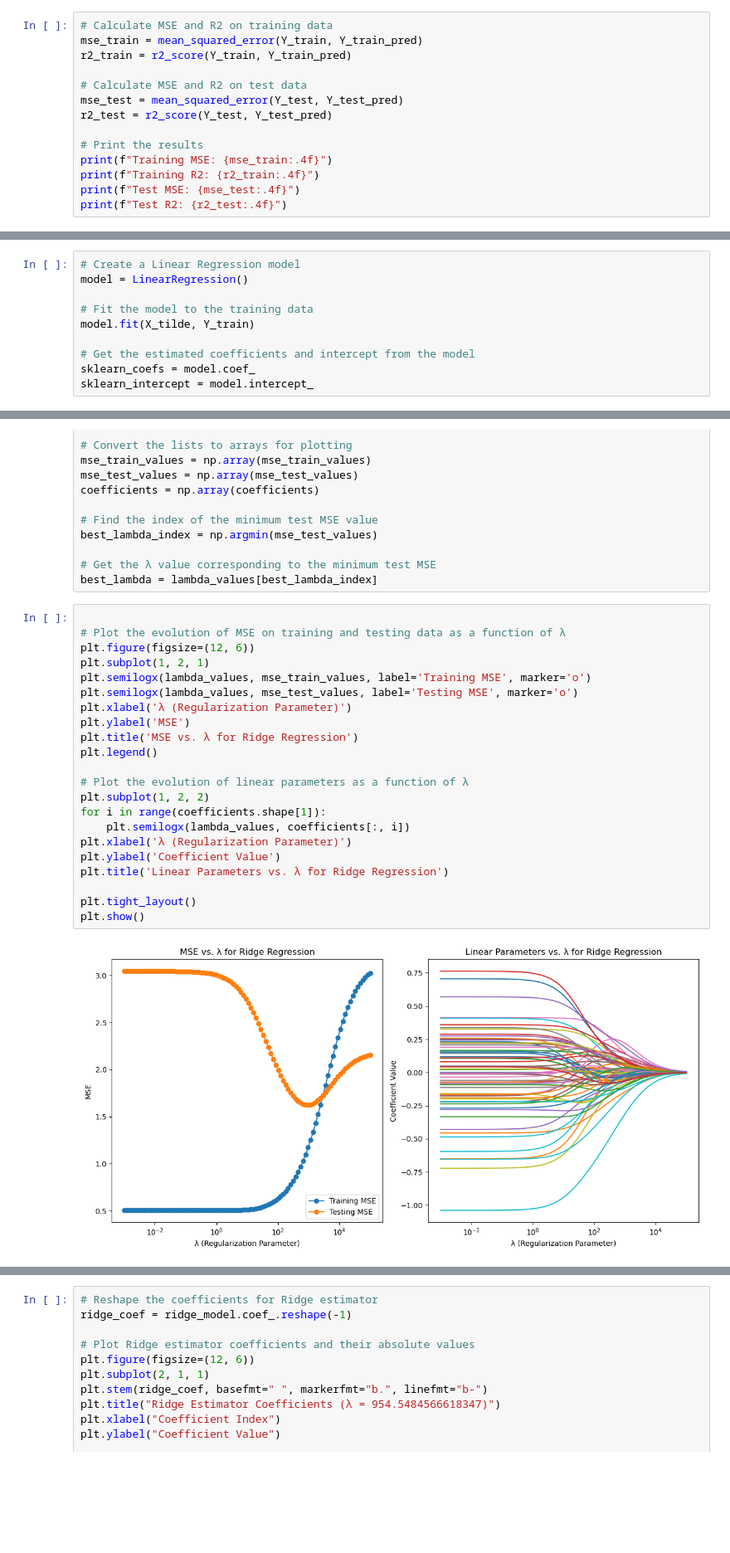
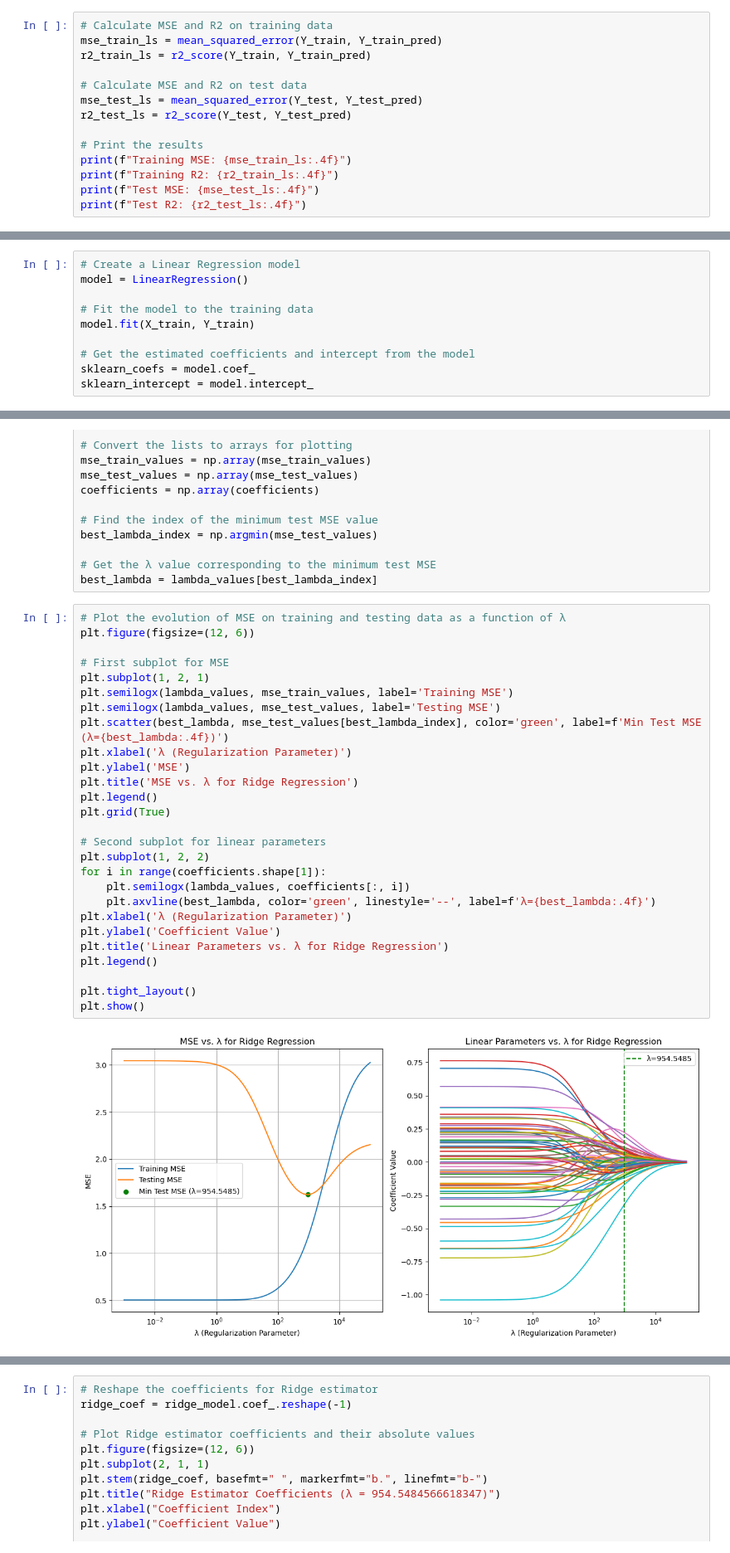
Before and after one commit to Nicolassaint/X-Intro_ML, a Jupyter notebook: code_report2.ipynb, the cells around one changed output, grey strips where cells are left out. Shown at 83% size. Cells and saved outputs as stored; diff of their text form; blank space fills up the shorter version.

```diff
--- a/code_report2.ipynb
+++ b/code_report2.ipynb
@@ -129,17 +176,17 @@ plt.show()
 # %%
 # Calculate MSE and R2 on training data
-mse_train = mean_squared_error(Y_train, Y_train_pred)
-r2_train = r2_score(Y_train, Y_train_pred)
+mse_train_ls = mean_squared_error(Y_train, Y_train_pred)
+r2_train_ls = r2_score(Y_train, Y_train_pred)
 
 # Calculate MSE and R2 on test data
-mse_test = mean_squared_error(Y_test, Y_test_pred)
-r2_test = r2_score(Y_test, Y_test_pred)
+mse_test_ls = mean_squared_error(Y_test, Y_test_pred)
+r2_test_ls = r2_score(Y_test, Y_test_pred)
 
 # Print the results
-print(f"Training MSE: {mse_train:.4f}")
-print(f"Training R2: {r2_train:.4f}")
-print(f"Test MSE: {mse_test:.4f}")
-print(f"Test R2: {r2_test:.4f}")
+print(f"Training MSE: {mse_train_ls:.4f}")
+print(f"Training R2: {r2_train_ls:.4f}")
+print(f"Test MSE: {mse_test_ls:.4f}")
+print(f"Test R2: {r2_test_ls:.4f}")
 # %% [output]
 Training MSE: 0.5041
 Training R2: 0.8395
@@ -150,7 +203,7 @@ Test R2: -0.4282
 model = LinearRegression()
 
 # Fit the model to the training data
-model.fit(X_tilde, Y_train)
+model.fit(X_train, Y_train)
 
 # Get the estimated coefficients and intercept from the model
 sklearn_coefs = model.coef_
@@ -275,26 +333,31 @@ best_lambda_index = np.argmin(mse_test_values)
 # Get the λ value corresponding to the minimum test MSE
 best_lambda = lambda_values[best_lambda_index]
 # %%
-
 # Plot the evolution of MSE on training and testing data as a function of λ
 plt.figure(figsize=(12, 6))
+
+# First subplot for MSE
 plt.subplot(1, 2, 1)
-plt.semilogx(lambda_values, mse_train_values, label='Training MSE', marker='o')
-plt.semilogx(lambda_values, mse_test_values, label='Testing MSE', marker='o')
+plt.semilogx(lambda_values, mse_train_values, label='Training MSE')
+plt.semilogx(lambda_values, mse_test_values, label='Testing MSE')
+plt.scatter(best_lambda, mse_test_values[best_lambda_index], color='green', label=f'Min Test MSE (λ={best_lambda:.4f})')
 plt.xlabel('λ (Regularization Parameter)')
 plt.ylabel('MSE')
 plt.title('MSE vs. λ for Ridge Regression')
 plt.legend()
+plt.grid(True)
 
-# Plot the evolution of linear parameters as a function of λ
+# Second subplot for linear parameters
 plt.subplot(1, 2, 2)
 for i in range(coefficients.shape[1]):
     plt.semilogx(lambda_values, coefficients[:, i])
+    plt.axvline(best_lambda, color='green', linestyle='--', label=f'λ={best_lambda:.4f}')
 plt.xlabel('λ (Regularization Parameter)')
 plt.ylabel('Coefficient Value')
 plt.title('Linear Parameters vs. λ for Ridge Regression')
+plt.legend()
 
 plt.tight_layout()
 plt.show()
 # %% [output]
-[figure, old version]
+[figure, new version]
```
Also changed, not shown: parts of 92 cells of this notebook, 2 other files.
